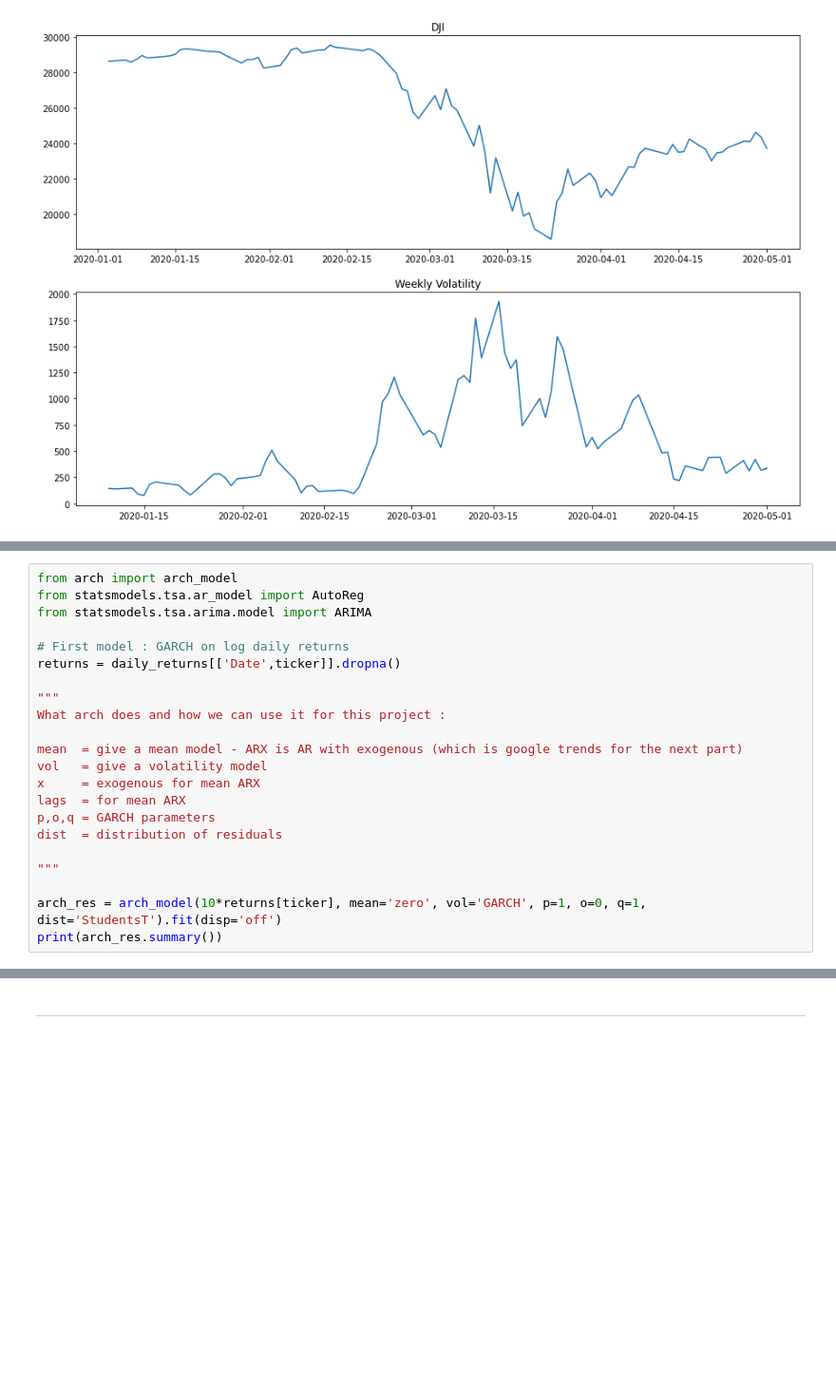
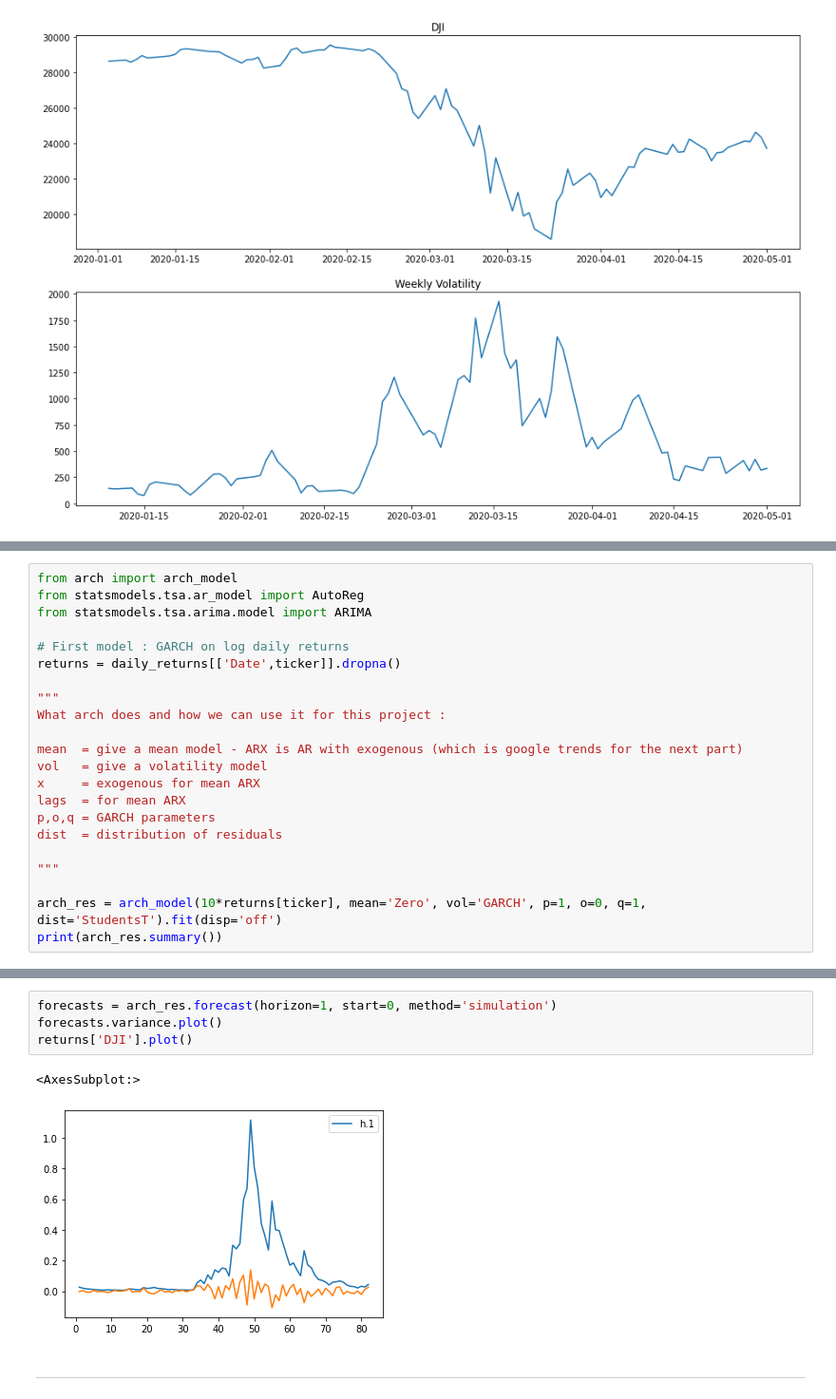
Before and after one commit to epfl-ada/ada-2020-project-milestone-p3-p3_adanas, a Jupyter notebook: creative_extension.ipynb, the cells around one changed output, grey strips where cells are left out. Shown at 95% size. Drawn from its saved outputs; the diff is of its cells as text; blank space fills up the shorter version.

```diff
--- a/creative_extension.ipynb
+++ b/creative_extension.ipynb
@@ -124,7 +136,7 @@ dist  = distribution of residuals
 
 """
 
-arch_res = arch_model(10*returns[ticker], mean='zero', vol='GARCH', p=1, o=0, q=1, dist='StudentsT').fit(disp='off')
+arch_res = arch_model(10*returns[ticker], mean='Zero', vol='GARCH', p=1, o=0, q=1, dist='StudentsT').fit(disp='off')
 print(arch_res.summary())
 # %% [output]
                           Zero Mean - GARCH Model Results
@@ -144,6 +156,13 @@ nu             6.9856      3.506      1.992  4.632e-02 [  0.114, 13.857]
 ========================================================================
 
 Covariance estimator: robust
+# %%
+forecasts = arch_res.forecast(horizon=1, start=0, method='simulation')
+forecasts.variance.plot()
+returns['DJI'].plot()
+# %% [output]
+<AxesSubplot:>
+[figure, added]
 # %% [markdown]
 ---
 # %% [markdown]
```
Also changed, not shown: parts of 3 cells of this notebook.
